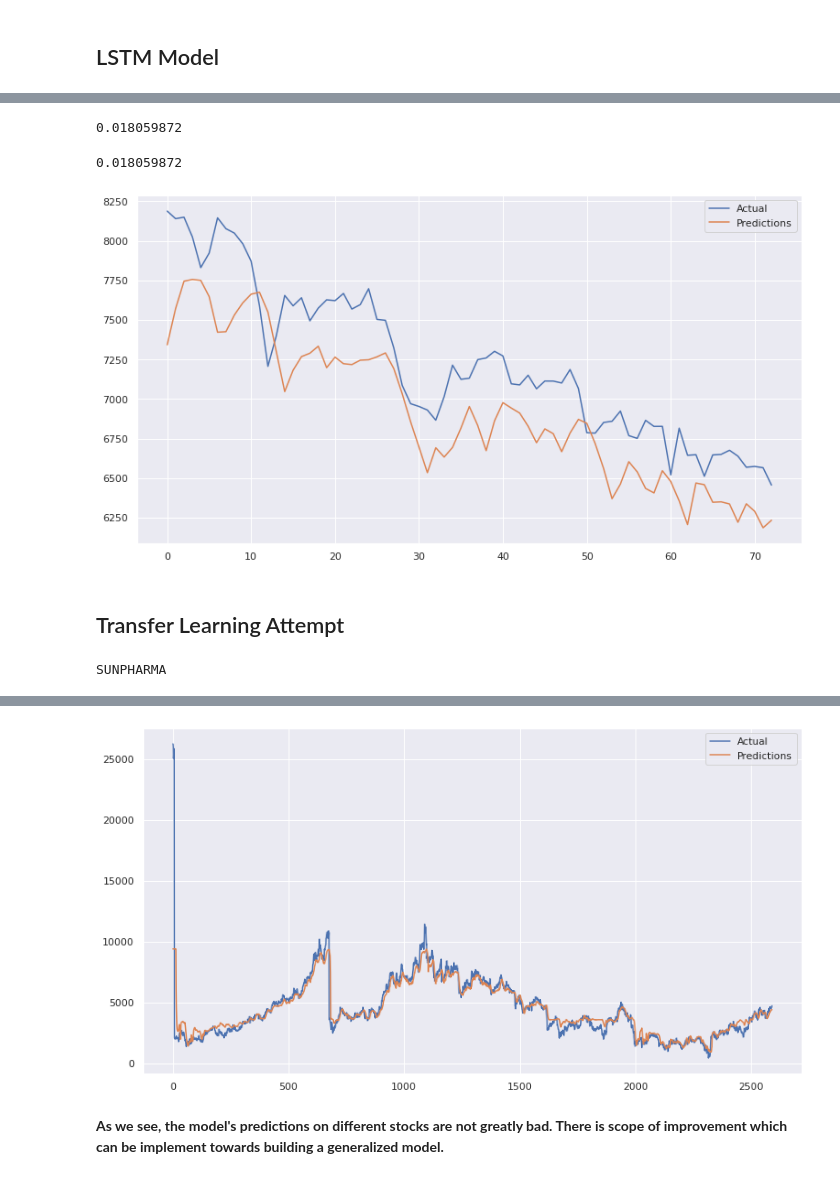
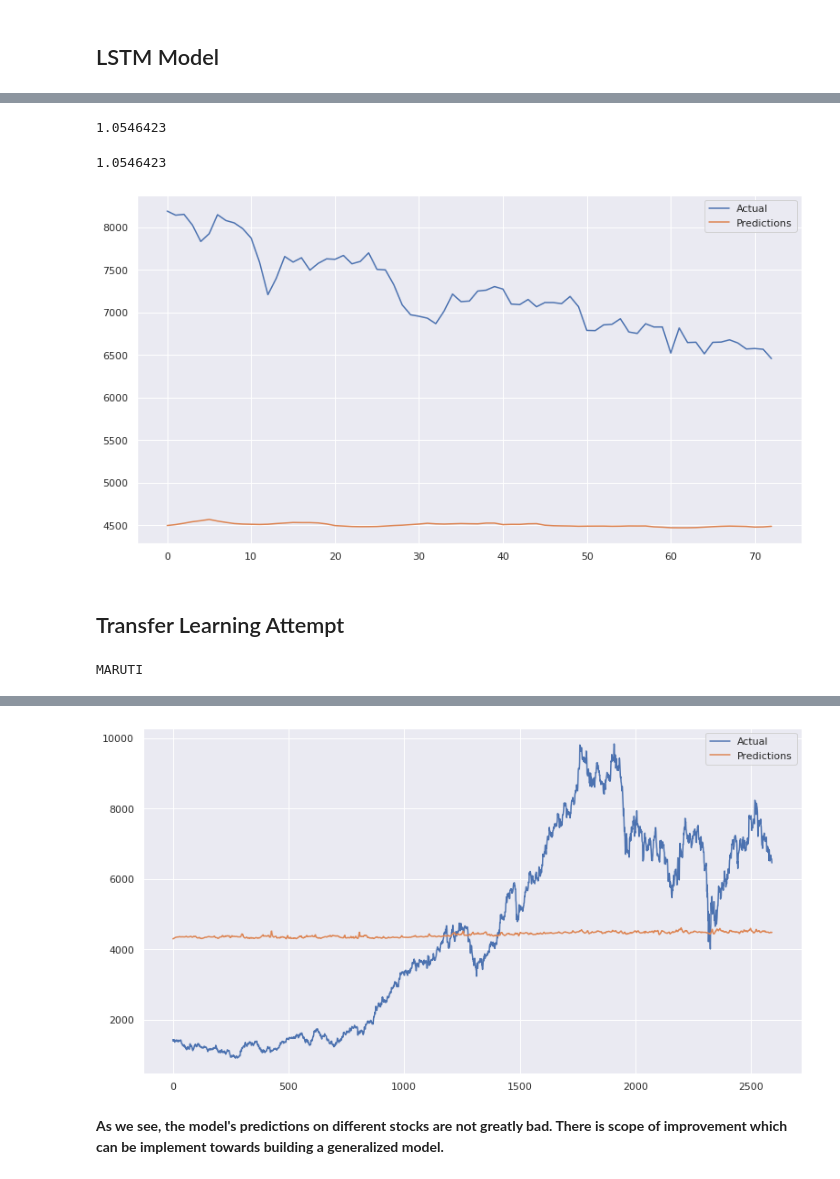
Before and after one commit to AsutoshDalei/stock-work, a Jupyter notebook: Single Stock Analysis.ipynb, the cells around one changed output, grey strips where cells are left out. Cells and saved outputs as stored; diff of their text form; code cells hidden in the pictures.

```diff
--- a/Single Stock Analysis.ipynb
+++ b/Single Stock Analysis.ipynb
@@ -274,6 +287,6 @@ import tensorflow as tf
 # %%
-act = 'relu'
-drp = 0.2
+act = 'tanh'
+drp = 0.017342822420160185
 model = tf.keras.models.Sequential([
                            tf.keras.layers.GRU(units=8,activation=act,return_sequences=True,
                                                 input_shape=(ipx.shape[1],ipx.shape[2])),
@@ -301,11 +314,12 @@ model = tf.keras.models.Sequential([
 # %%
+%%time
 tf.keras.backend.clear_session()
 
-opti = tf.optimizers.Adam(learning_rate=0.01)
+opti = tf.optimizers.Adam(learning_rate=0.0005363928590922107)
 reduce_lr = tf.keras.callbacks.ReduceLROnPlateau(monitor='loss',min_lr=0.0001,factor = 0.05)
-early_stp = tf.keras.callbacks.EarlyStopping('loss',patience=25,)
+early_stp = tf.keras.callbacks.EarlyStopping('loss',patience=25)
 
 
 model.compile(optimizer=opti,loss='mean_absolute_error')
-history=model.fit(ipx,opx,epochs=150,batch_size=64,verbose=0,callbacks=[reduce_lr,PlotLossesKeras(),early_stp])
+#history=model.fit(ipx,opx,epochs=150,batch_size=16,verbose=0,callbacks=[PlotLossesKeras(),early_stp])
 # %% [output]
@@ -340,7 +335,7 @@ opp = model.predict(ipt)
 lossfn = tf.keras.losses.MeanSquaredError()
 lossfn(opt,opp).numpy()
 # %% [output]
-0.018059872
+1.0546423
 # %%
 def plot_res(model=model,ipx=ipt,opx=opt,scaled = True):
     opp = model.predict(ipx)
@@ -363,8 +358,8 @@ def plot_res(model=model,ipx=ipt,opx=opt,scaled = True):
 
 plot_res(ipx=ipt,opx=opt,scaled = False)
 # %% [output]
-0.018059872
+1.0546423
-[figure, old version]
+[figure, new version]
 # %% [markdown]
 ## Transfer Learning Attempt
 # %%
@@ -380,12 +375,14 @@ def flow_fn(stock,model=model,feature = 'Open',scaled = False):
     ipl,opl = chunk(dfl)
 
     plot_res(model = model,ipx = ipl,opx = opl,scaled = scaled)
+    return
 # %%
 %%time
 stk = comp30[9]
 stk = np.random.choice(comp30)
+stk = 'MARUTI'
 print(stk)
 flow_fn(stock = stk)
 # %% [output]
-SUNPHARMA
+MARUTI
 (2591, 7, 5) (2591, 1)
@@ -395,4 +392,4 @@ Wall time: 5.16 s
-[figure, old version]
+[figure, new version]
 # %% [markdown]
 **As we see, the model's predictions on different stocks are not greatly bad. There is scope of improvement which can be implement towards building a generalized model.**
 # %% [markdown]
```
Also changed, not shown: parts of 26 cells of this notebook.
